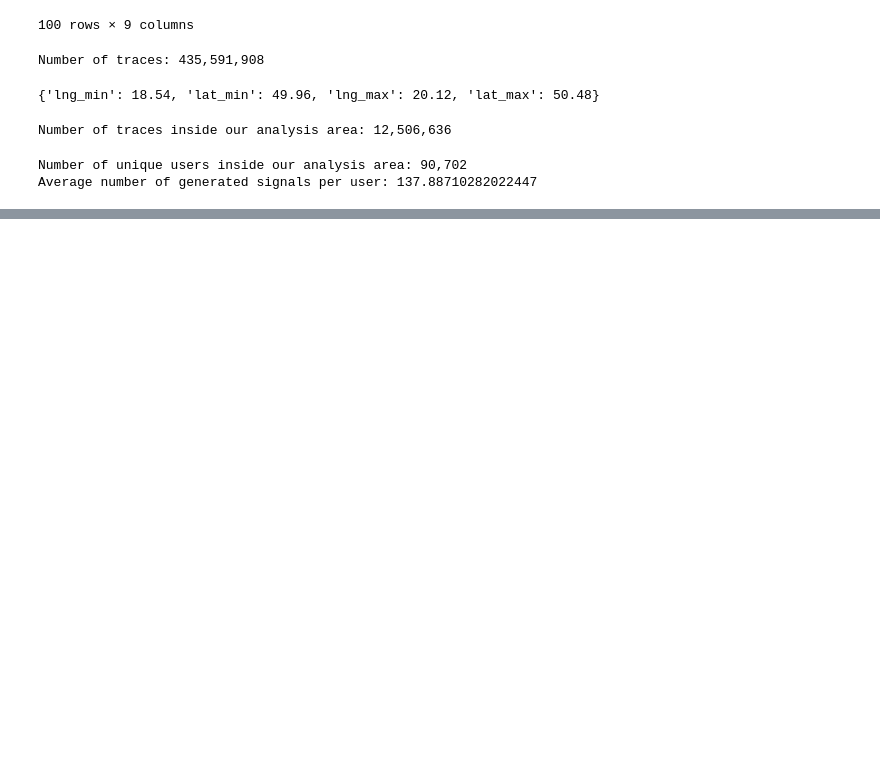
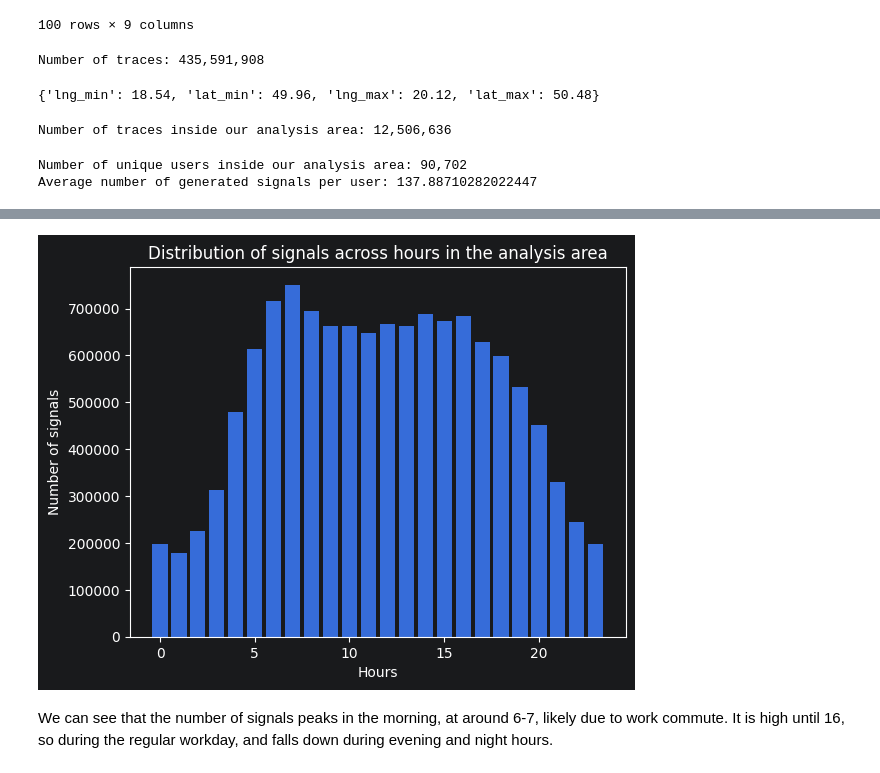
Before and after one commit to JanMatusiak/dataplace-ai-task, a Jupyter notebook: notebooks/01_exploratory_data_analysis.ipynb, the cells around one changed output, grey strips where cells are left out. Saved outputs shown, nothing was run; the diff lists cells and outputs as text; code cells hidden in the pictures; blank space fills up the shorter version.

```diff
--- a/notebooks/01_exploratory_data_analysis.ipynb
+++ b/notebooks/01_exploratory_data_analysis.ipynb
@@ -1165,0 +1217,8 @@ Average number of generated signals per user: 137.88710282022447
+# %%
+df1 = query(f"""
+        SELECT HOUR(TRY_TO_TIMESTAMP(OCCURED_AT)) AS hour,
+        COUNT(*) AS signals
+        FROM RECRUITMENT_TRACES
+        WHERE {BBOX_FILTER}
+        GROUP BY hour
+        ORDER BY signals DESC""", fetch='pandas')
@@ -1165,0 +1245,10 @@ Average number of generated signals per user: 137.88710282022447
+# %%
+plt.bar(df1['HOUR'], df1['SIGNALS'])
+plt.xlabel("Hours")
+plt.ylabel("Number of signals")
+plt.title("Distribution of signals across hours in the analysis area")
+plt.show()
+# %% [output]
+[figure, added]
+# %% [markdown]
+We can see that the number of signals peaks in the morning, at around 6-7, likely due to work commute. It is high until 16, so during the regular workday, and falls down during evening and night hours.
```
Also changed, not shown: parts of 83 cells of this notebook.
